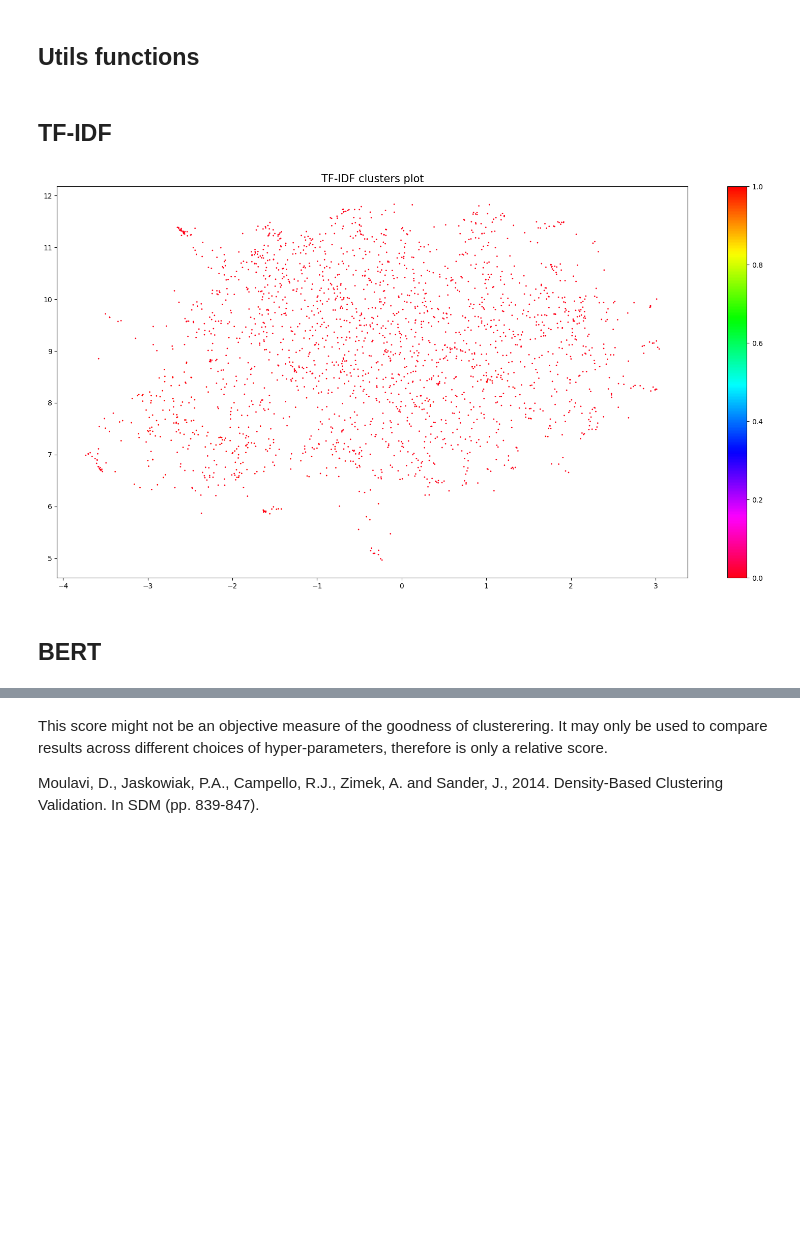
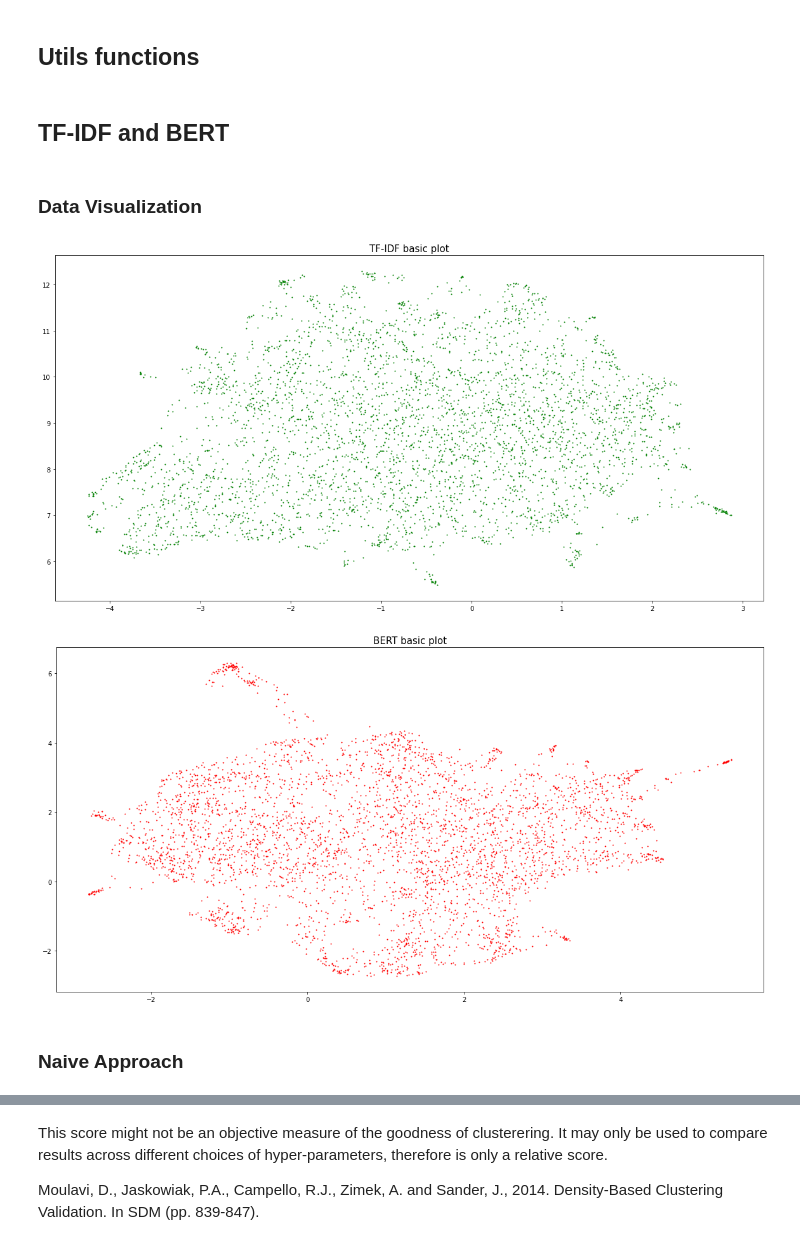
Before and after one commit to bigliolimatteo/how-politicians-change-their-mind, a Jupyter notebook: main.ipynb, the cells around one changed output, grey strips where cells are left out. Drawn from its saved outputs; the diff is of its cells as text; code cells hidden in the pictures; blank space fills up the shorter version.

```diff
--- a/main.ipynb
+++ b/main.ipynb
@@ -191,6 +190,8 @@ def plot_topic_tfidf(tweets, cluster_labels, n_words_per_topic = 5):
 
   plt.show()
 # %% [markdown]
-## TF-IDF
+## TF-IDF and BERT
+# %% [markdown]
+### Data Visualization
 # %%
 from sklearn.feature_extraction.text import TfidfVectorizer
@@ -202,5 +208,11 @@ X_tfidf = tfidf_vectorizer.fit_transform(all_tweets)
 # %%
 # Basic visualization (projected w/ UMAP)
-#plot_vectors(X_tfidf, title="TF-IDF basic plot")
+plot_vectors(X_tfidf, title="TF-IDF basic plot", color="green")
+plot_vectors(embeddings, title="BERT basic plot", color="red")
+# %% [output]
+[figure, added]
+[figure, added]
+# %% [markdown]
+### Naive Approach
 # %%
 # Dimension Reduction
@@ -216,4 +220,0 @@ tfidf_cluster = hdbscan.HDBSCAN(min_cluster_size=10,
-# %%
-plot_vectors(X_tfidf, tfidf_cluster.labels_, title="TF-IDF clusters plot")
-# %% [output]
-[figure, removed]
@@ -224,2 +220,0 @@ plot_topic_tfidf(all_tweets, tfidf_cluster.labels_)
-# %% [markdown]
-## BERT
```
Also changed, not shown: parts of 107 cells of this notebook.
